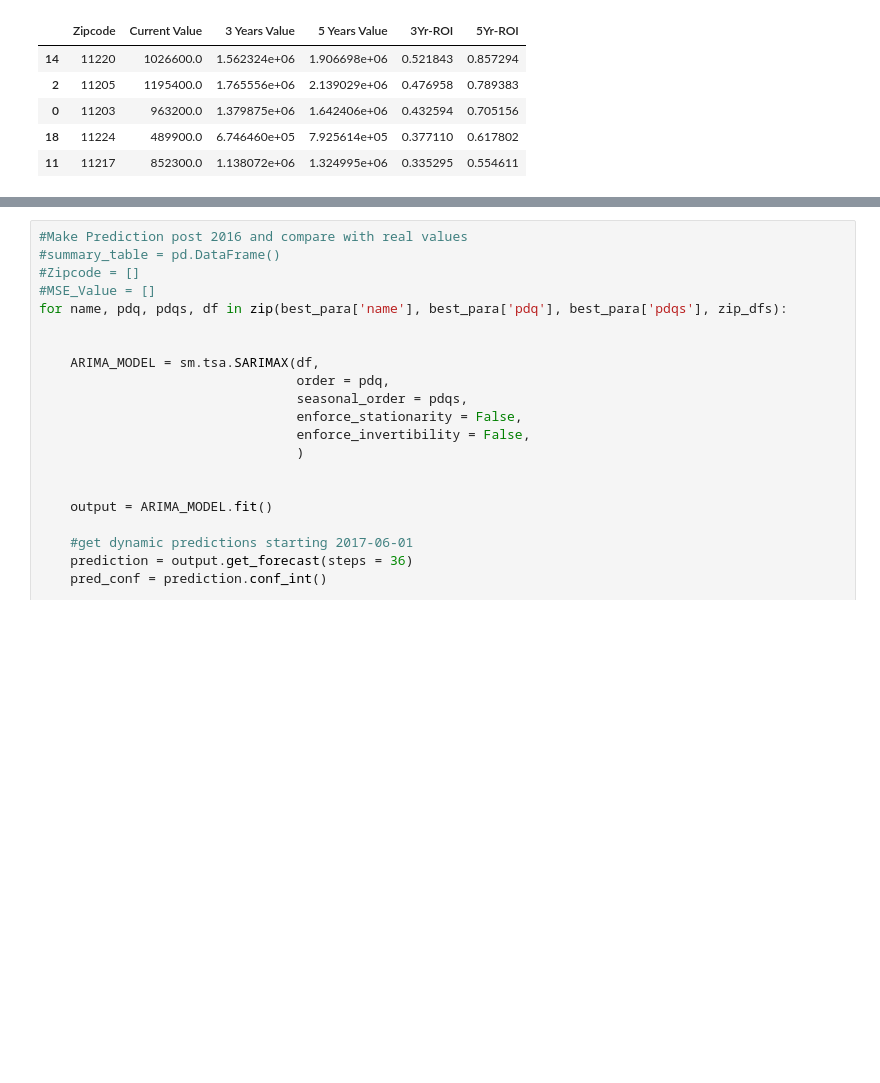
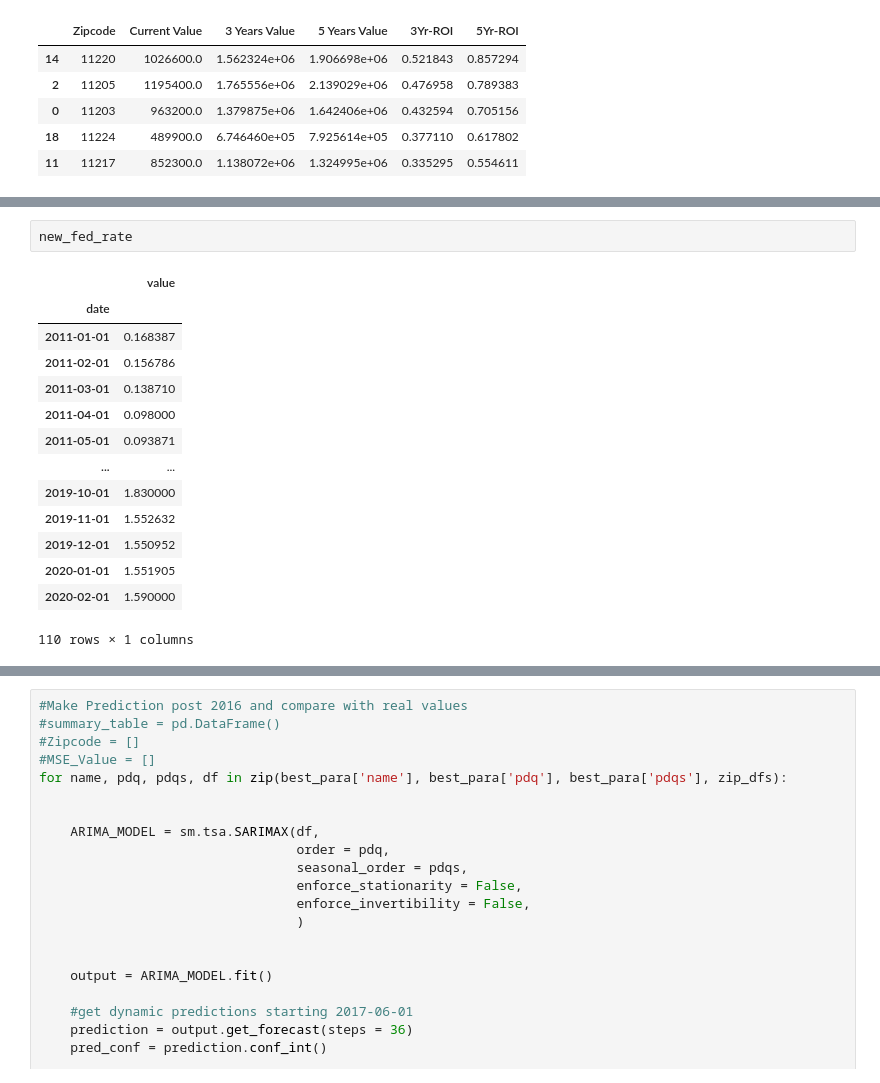
Before and after one commit to bonniema/House-Price-Prediction-with-Time-Series, a Jupyter notebook: mod_4_starter_notebook.ipynb, the cells around one changed output, grey strips where cells are left out. Drawn from its saved outputs; the diff is of its cells as text; blank space fills up the shorter version.

```diff
--- a/mod_4_starter_notebook.ipynb
+++ b/mod_4_starter_notebook.ipynb
@@ -813,0 +846,17 @@ forecast_table.sort_values('5Yr-ROI', ascending = False)[0:5]
+# %%
+new_fed_rate
+# %% [output]
+|  | value |
+| date |  |
+| 2011-01-01 | 0.168387 |
+| 2011-02-01 | 0.156786 |
+| 2011-03-01 | 0.138710 |
+| 2011-04-01 | 0.098000 |
+| 2011-05-01 | 0.093871 |
+| ... | ... |
+| 2019-10-01 | 1.830000 |
+| 2019-11-01 | 1.552632 |
+| 2019-12-01 | 1.550952 |
+| 2020-01-01 | 1.551905 |
+| 2020-02-01 | 1.590000 |
+110 rows × 1 columns
```
Also changed, not shown: parts of 12 cells of this notebook.
